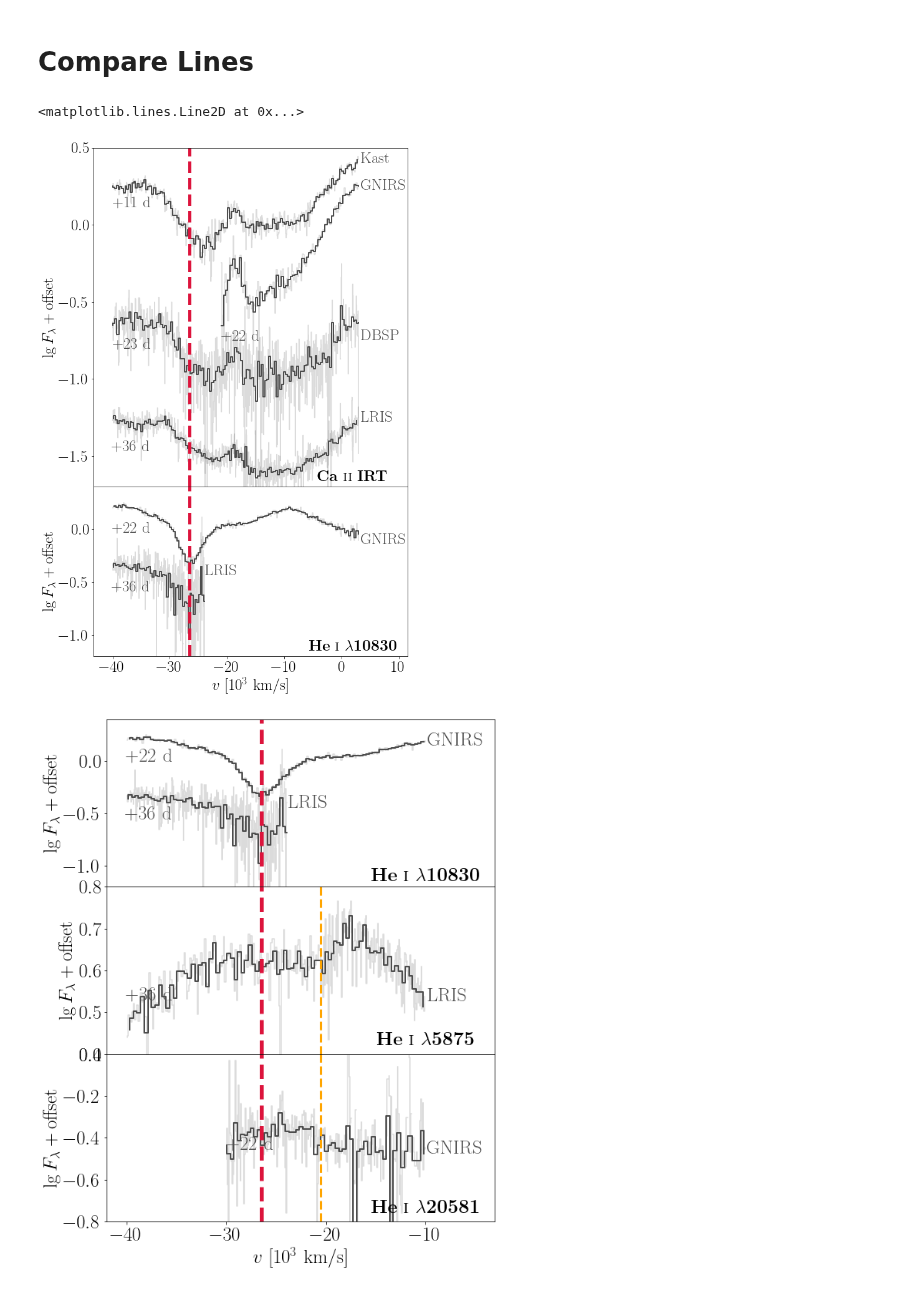
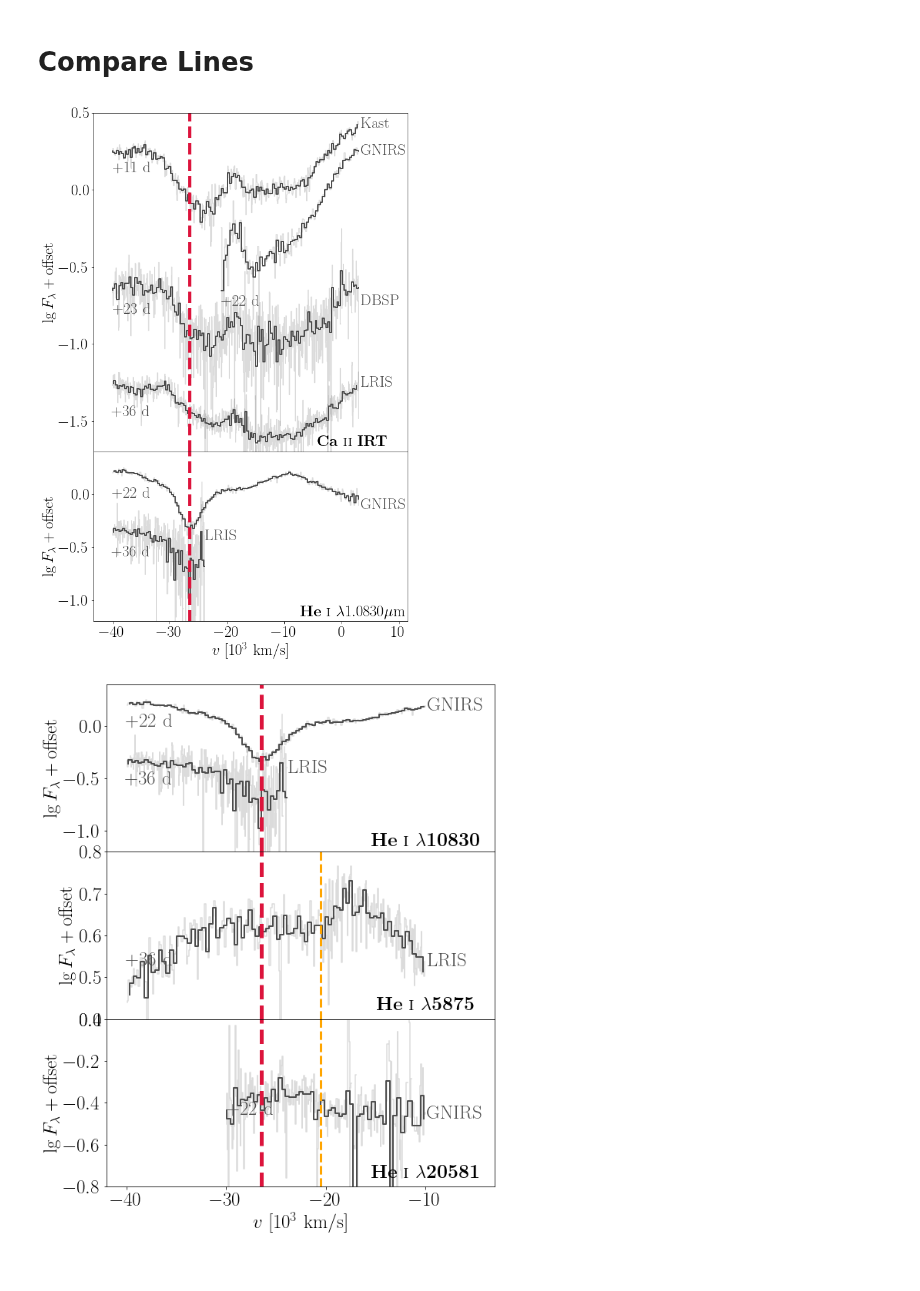
Before and after one commit to slowdivePTG/SN2020jgb, a Jupyter notebook: rv/SN2020jgb/CaII_HeI_hvf.ipynb, the cells around one changed output. Drawn from its saved outputs; the diff is of its cells as text; code cells hidden in the pictures.

Commit message:
Paper: NIR properties

```diff
--- a/rv/SN2020jgb/CaII_HeI_hvf.ipynb
+++ b/rv/SN2020jgb/CaII_HeI_hvf.ipynb
@@ -227,37 +227,37 @@ compare_lines(spec_files,
               norm_fac=1,
               bin_size=300,
               col=col_Ca,
               instru=instru)
 ax0.set_ylim(-1.7, 0.5)
 ax0.set_xticks([])
 ax0.set_xlabel('')
 ax0.set_yticks([-1.5, -1, -0.5, 0, 0.5])
 ax0.text(2, -1.66, r'$\mathbf{Ca\ \textsc{ii}\ IRT}$', ha='center')
 
 HeI = 10830
 col_He = ['0.3', '0.3']
 instru_He = [r'\mathrm{GNIRS}', r'\mathrm{LRIS}']
 compare_lines(spec_He_files,
               ax1,
               line=HeI,
               vmax=-40000,
               vmin=3000,
               phase_min=11,
               phase_max=37,
               norm_fac=1,
               bin_size=300,
               col=col_He,
               instru=instru_He)
 ax1.set_ylim(-1.2, 0.4)
-ax1.text(2, -1.15, r'$\mathbf{He\ \textsc{i}\ \lambda 10830}$', ha='center')
+#ax1.text(2, -1.15, r'$\mathbf{He\ \textsc{i}\ \lambda 10830}$', ha='center')
+ax1.text(2, -1.15, r'$\mathbf{He\ \textsc{i}}\ \mathrm{\lambda 1.0830\mu m}$', ha='center')
 
 ax0.axvline(-26.5, color='crimson', linestyle='--', linewidth=5)
 ax1.axvline(-26.5, color='crimson', linestyle='--', linewidth=5)
 
-#plt.savefig('../../paper/figures/CaII_HeI_hvf.pdf', bbox_inches='tight')
+plt.savefig('../../paper/figures/CaII_HeI_hvf.pdf', bbox_inches='tight')
 # %% [output]
-<matplotlib.lines.Line2D at 0x...>
-[figure, old version]
+[figure, new version]
 # %%
 fig = plt.figure(figsize=(10, 12))
 gs = fig.add_gridspec(nrows=3,
```
Also changed, not shown: parts of 1 cell of this notebook, 9 other files.
